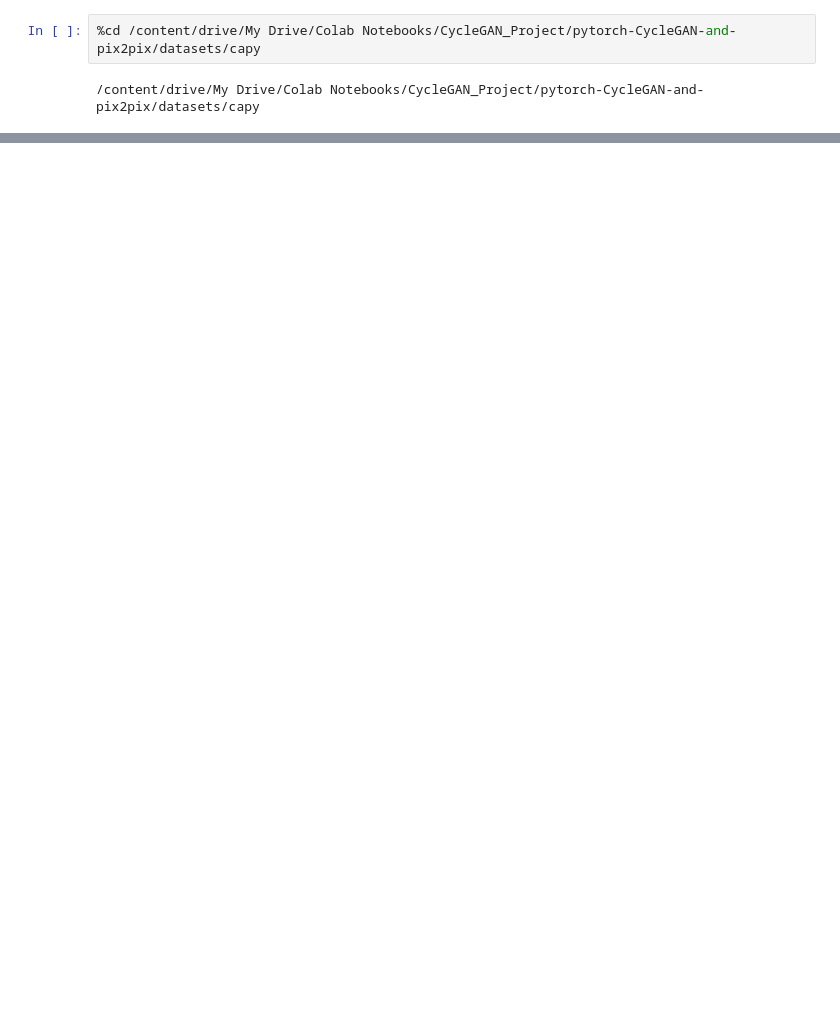
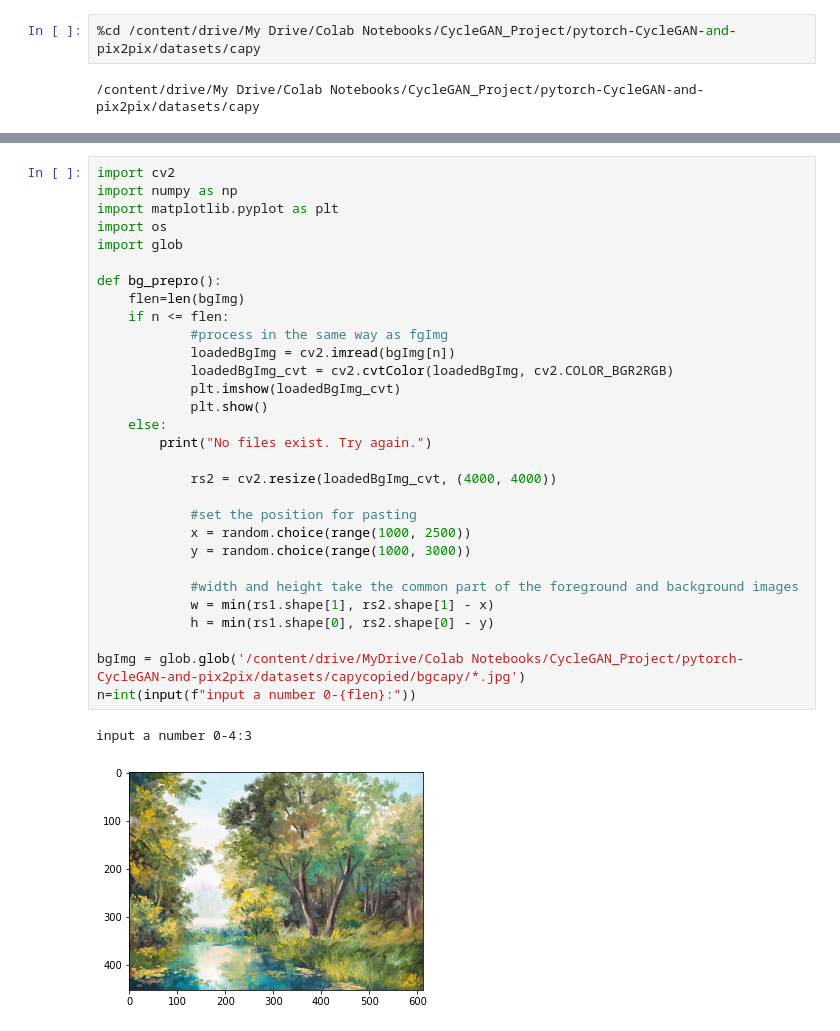
Before and after one commit to ykp-cmd/ipynb_code, a Jupyter notebook: main_py.ipynb, the cells around one changed output, grey strips where cells are left out. Saved outputs shown, nothing was run; the diff lists cells and outputs as text; blank space fills up the shorter version.

Commit message:
Colaboratory を使用して作成しました

```diff
--- a/main_py.ipynb
+++ b/main_py.ipynb
@@ -79,0 +322,33 @@ fg_prepro()
+# %%
+import cv2
+import numpy as np
+import matplotlib.pyplot as plt
+import os
+import glob
+
+def bg_prepro():
+    flen=len(bgImg)
+    if n <= flen:
+            #process in the same way as fgImg
+            loadedBgImg = cv2.imread(bgImg[n])
+            loadedBgImg_cvt = cv2.cvtColor(loadedBgImg, cv2.COLOR_BGR2RGB)
+            plt.imshow(loadedBgImg_cvt)
+            plt.show()
+    else:
+        print("No files exist. Try again.")
+
+            rs2 = cv2.resize(loadedBgImg_cvt, (4000, 4000))
+
+            #set the position for pasting
+            x = random.choice(range(1000, 2500))
+            y = random.choice(range(1000, 3000))
+
+            #width and height take the common part of the foreground and background images
+            w = min(rs1.shape[1], rs2.shape[1] - x)
+            h = min(rs1.shape[0], rs2.shape[0] - y)
+
+bgImg = glob.glob('/content/drive/MyDrive/Colab Notebooks/CycleGAN_Project/pytorch-CycleGAN-and-pix2pix/datasets/capycopied/bgcapy/*.jpg')
+n=int(input(f"input a number 0-{flen}:"))
+# %% [output]
+input a number 0-4:3
+[figure, added]
```
Also changed, not shown: parts of 6 cells of this notebook.
